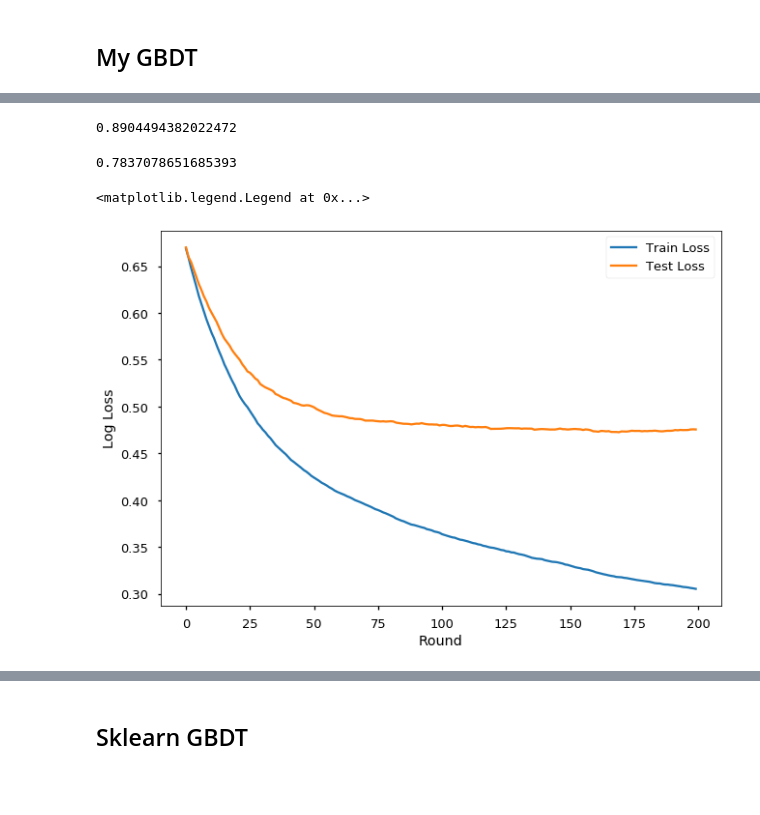
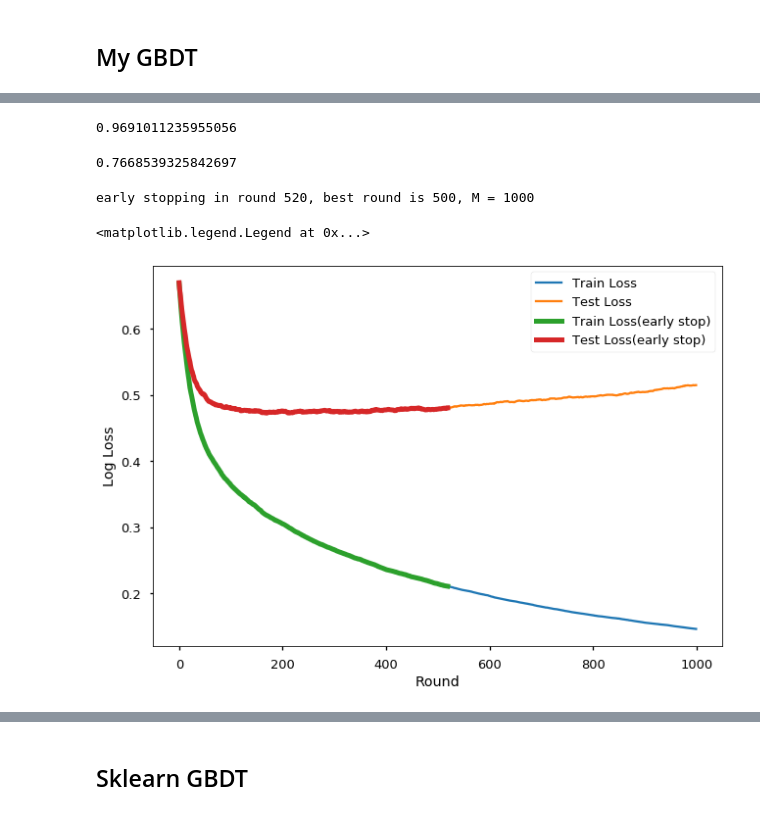
Before and after one commit to dhbloo/GBDT-project, a Jupyter notebook: gbdt-titanic.ipynb, the cells around one changed output, grey strips where cells are left out. Saved outputs shown, nothing was run; the diff lists cells and outputs as text; code cells hidden in the pictures; blank space fills up the shorter version.

```diff
--- a/gbdt-titanic.ipynb
+++ b/gbdt-titanic.ipynb
@@ -61,6 +61,6 @@ train_x, test_x, train_y, test_y = train_test_split(data_x, data_y, test_size=0.
 # %% [markdown]
 ## My GBDT
 # %%
-Gbdt = GBDTClassifier(200, 0.1, 'deviance', tree_params={'criterion': 'mse', 'max_depth': 3}, subsample=0.7, random_state=1)
+Gbdt = GBDTClassifier(1000, 0.1, 'deviance', tree_params={'criterion': 'mse', 'max_depth': 3}, subsample=0.7, random_state=1)
 Gbdt.fit(train_x, train_y)
 # %% [output]
@@ -70,21 +70,30 @@ GBDTClassifier(learning_rate=0.1, loss='deviance', n_estimators=200,
 # %%
 accuracy_score(train_y, Gbdt.predict(train_x))
 # %% [output]
-0.8904494382022472
+0.9691011235955056
 # %%
 accuracy_score(test_y, Gbdt.predict(test_x))
 # %% [output]
-0.7837078651685393
+0.7668539325842697
 # %%
+Gbdt_es = GBDTClassifier(1000, 0.1, 'deviance', tree_params={'criterion': 'mse', 'max_depth': 3}, subsample=0.7, n_iter_no_change=2, tol=1e-2, random_state=1)
+Gbdt_es.fit(train_x, train_y)
+
 plt.plot(range(len(Gbdt.train_score_)), Gbdt.train_score_, label='Train Loss')
 test_loss = [log_loss(test_y, proba) for proba in Gbdt.staged_predict_proba(test_x)]
 plt.plot(range(len(test_loss)), test_loss, label='Test Loss')
+
+plt.plot(range(len(Gbdt_es.train_score_)), Gbdt_es.train_score_, label='Train Loss(early stop)', linewidth=5)
+test_loss_es = [log_loss(test_y, proba) for proba in Gbdt_es.staged_predict_proba(test_x)]
+plt.plot(range(len(test_loss_es)), test_loss_es, label='Test Loss(early stop)', linewidth=5)
+
 plt.xlabel('Round')
 plt.ylabel('Log Loss')
 plt.legend()
 # %% [output]
-<matplotlib.legend.Legend at 0x...>
+early stopping in round 520, best round is 500, M = 1000
+<matplotlib.legend.Legend at 0x...>
-[figure, old version]
+[figure, new version]
 # %%
 Gbdt.feature_importances_
 # %% [output]
```
Also changed, not shown: parts of 11 cells of this notebook, 7 other files.
